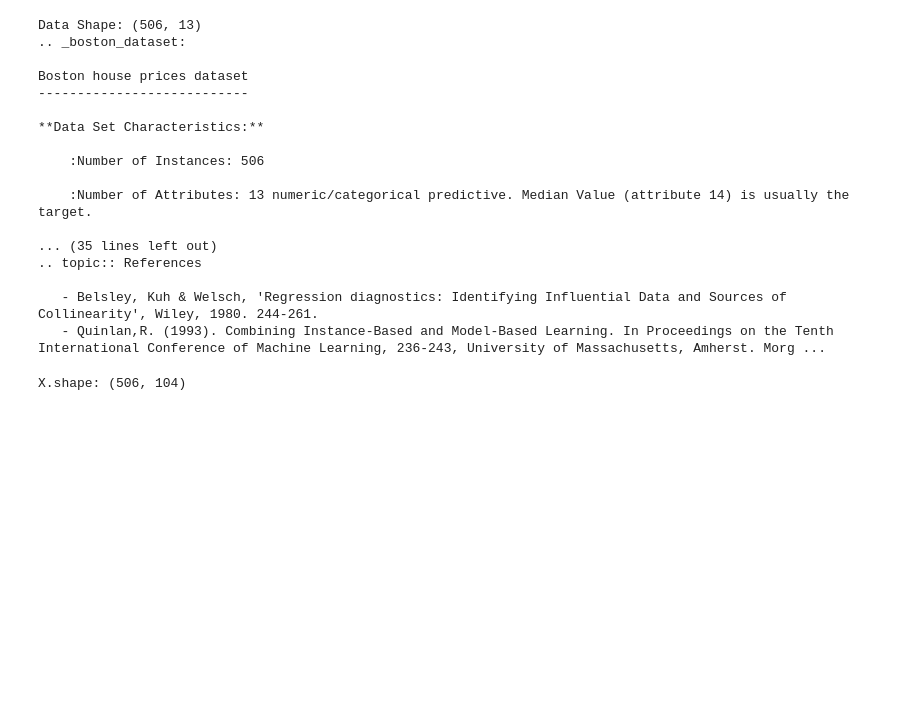
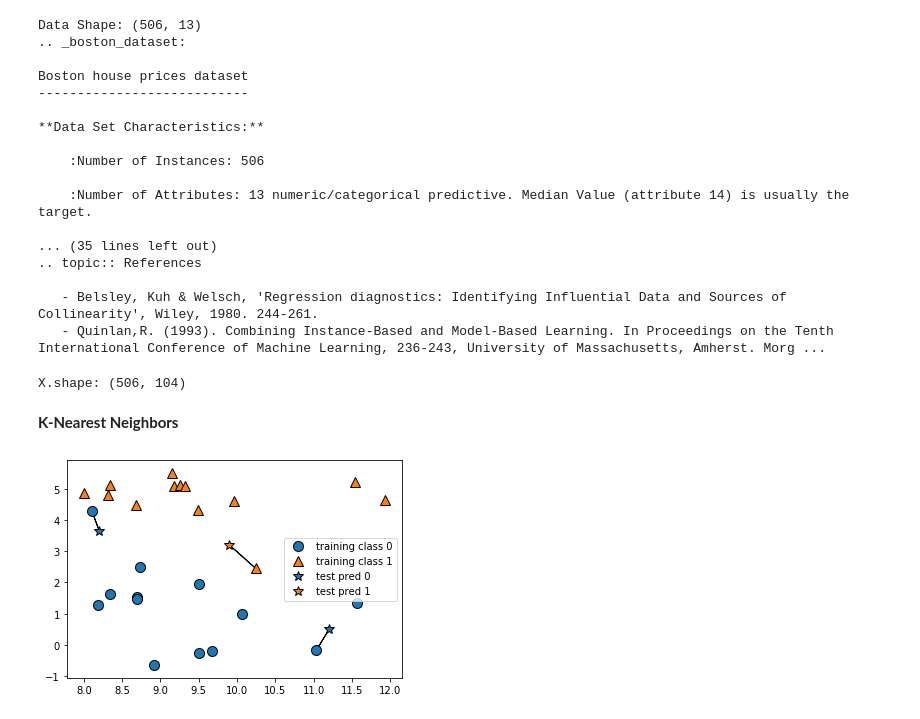
Before and after one commit to curiousnish/ml-sklearn, a Jupyter notebook: 2-supervised_learning.ipynb, the cells around one changed output. Drawn from its saved outputs; the diff is of its cells as text; code cells hidden in the pictures; blank space fills up the shorter version.

```diff
--- a/2-supervised_learning.ipynb
+++ b/2-supervised_learning.ipynb
@@ -89,3 +89,11 @@ X, y = mglearn.datasets.load_extended_boston()
 print("X.shape: {}".format(X.shape))
 # %% [output]
 X.shape: (506, 104)
+# %% [markdown]
+**K-Nearest Neighbors**
+# %%
+# Plotting the basic knn with 1 nearest neighbor
+
+mglearn.plots.plot_knn_classification(n_neighbors=1)
+# %% [output]
+[figure, added]
```
Also changed, not shown: parts of 4 cells of this notebook.
